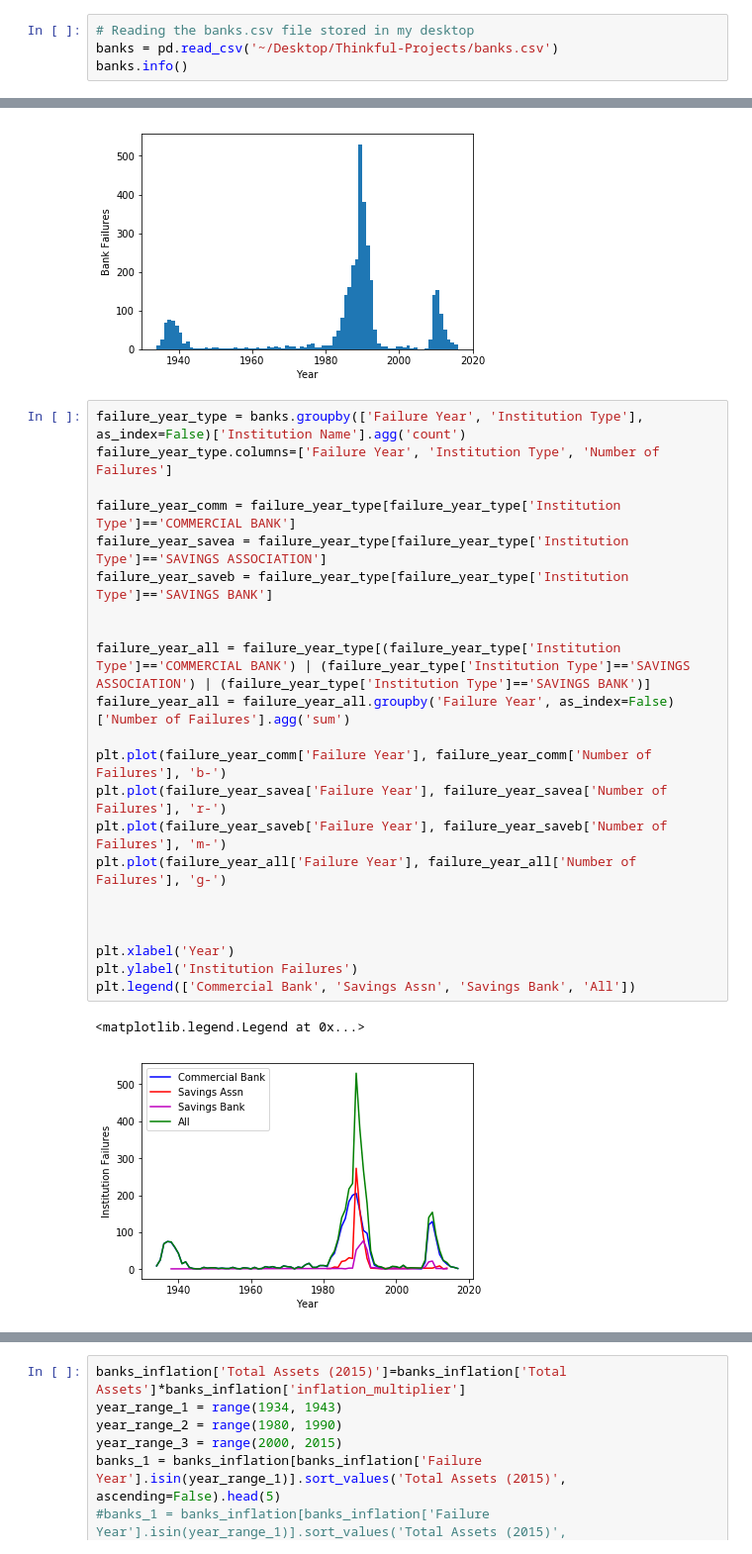
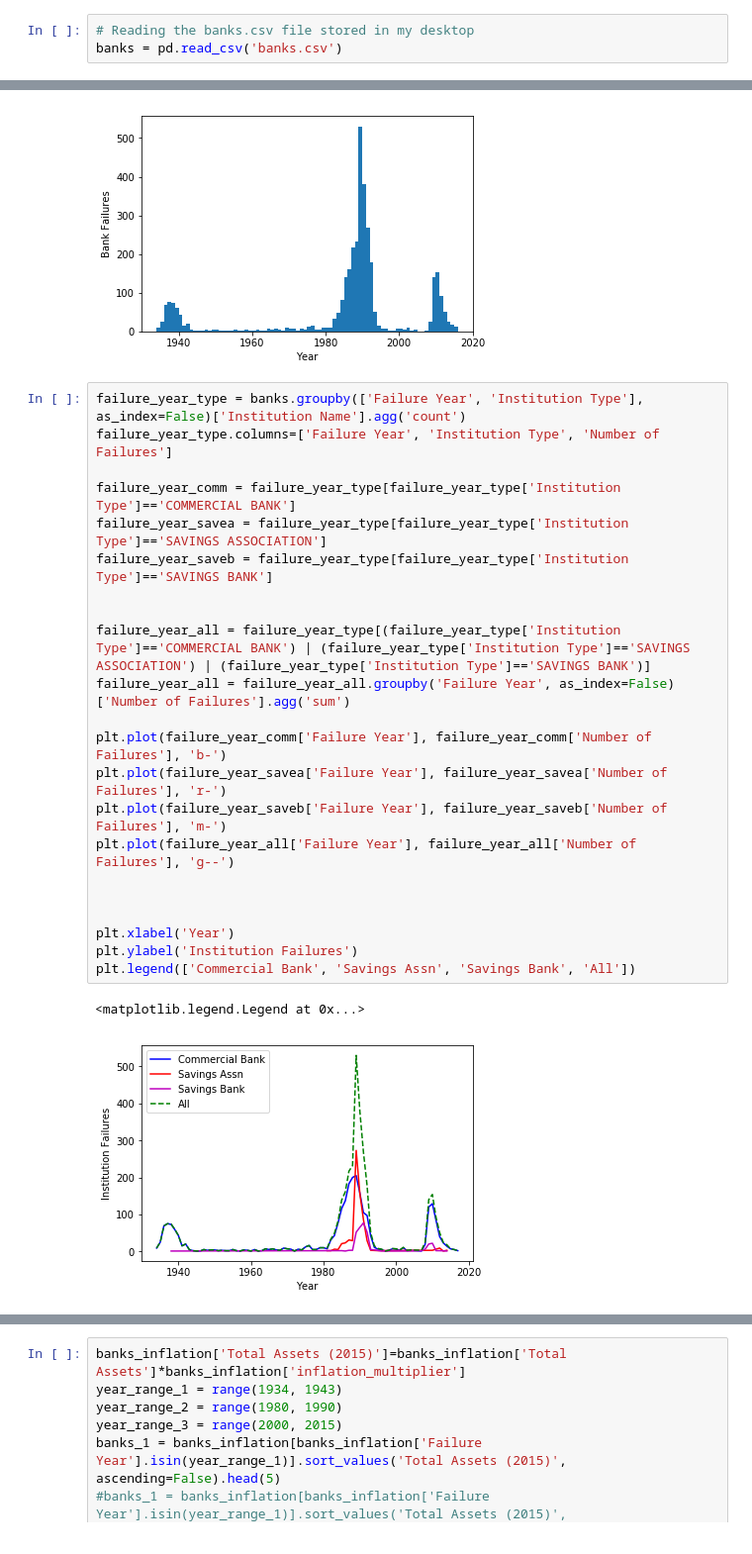
Before and after one commit to bar10009/Thinkful-Capstone-, a Jupyter notebook: Capstone Project 2018.ipynb, the cells around one changed output, grey strips where cells are left out. Shown at 99% size. Drawn from its saved outputs; the diff is of its cells as text.

```diff
--- a/Capstone Project 2018.ipynb
+++ b/Capstone Project 2018.ipynb
@@ -52,4 +54,3 @@ import seaborn as sns
 # %%
 # Reading the banks.csv file stored in my desktop
-banks = pd.read_csv('~/Desktop/Thinkful-Projects/banks.csv')
-banks.info()
+banks = pd.read_csv('banks.csv')
@@ -185,25 +133,25 @@ Text(0,0.5,'Bank Failures')
 # %%
 failure_year_type = banks.groupby(['Failure Year', 'Institution Type'], as_index=False)['Institution Name'].agg('count')
 failure_year_type.columns=['Failure Year', 'Institution Type', 'Number of Failures']
 
 failure_year_comm = failure_year_type[failure_year_type['Institution Type']=='COMMERCIAL BANK']
 failure_year_savea = failure_year_type[failure_year_type['Institution Type']=='SAVINGS ASSOCIATION']
 failure_year_saveb = failure_year_type[failure_year_type['Institution Type']=='SAVINGS BANK']
 
 
 failure_year_all = failure_year_type[(failure_year_type['Institution Type']=='COMMERCIAL BANK') | (failure_year_type['Institution Type']=='SAVINGS ASSOCIATION') | (failure_year_type['Institution Type']=='SAVINGS BANK')]
 failure_year_all = failure_year_all.groupby('Failure Year', as_index=False)['Number of Failures'].agg('sum')
 
 plt.plot(failure_year_comm['Failure Year'], failure_year_comm['Number of Failures'], 'b-')
 plt.plot(failure_year_savea['Failure Year'], failure_year_savea['Number of Failures'], 'r-')
 plt.plot(failure_year_saveb['Failure Year'], failure_year_saveb['Number of Failures'], 'm-')
-plt.plot(failure_year_all['Failure Year'], failure_year_all['Number of Failures'], 'g-')
+plt.plot(failure_year_all['Failure Year'], failure_year_all['Number of Failures'], 'g--')
 
 
 
 plt.xlabel('Year')
 plt.ylabel('Institution Failures')
 plt.legend(['Commercial Bank', 'Savings Assn', 'Savings Bank', 'All'])
 # %% [output]
 <matplotlib.legend.Legend at 0x...>
-[figure, old version]
+[figure, new version]
```
Also changed, not shown: parts of 19 cells of this notebook.
